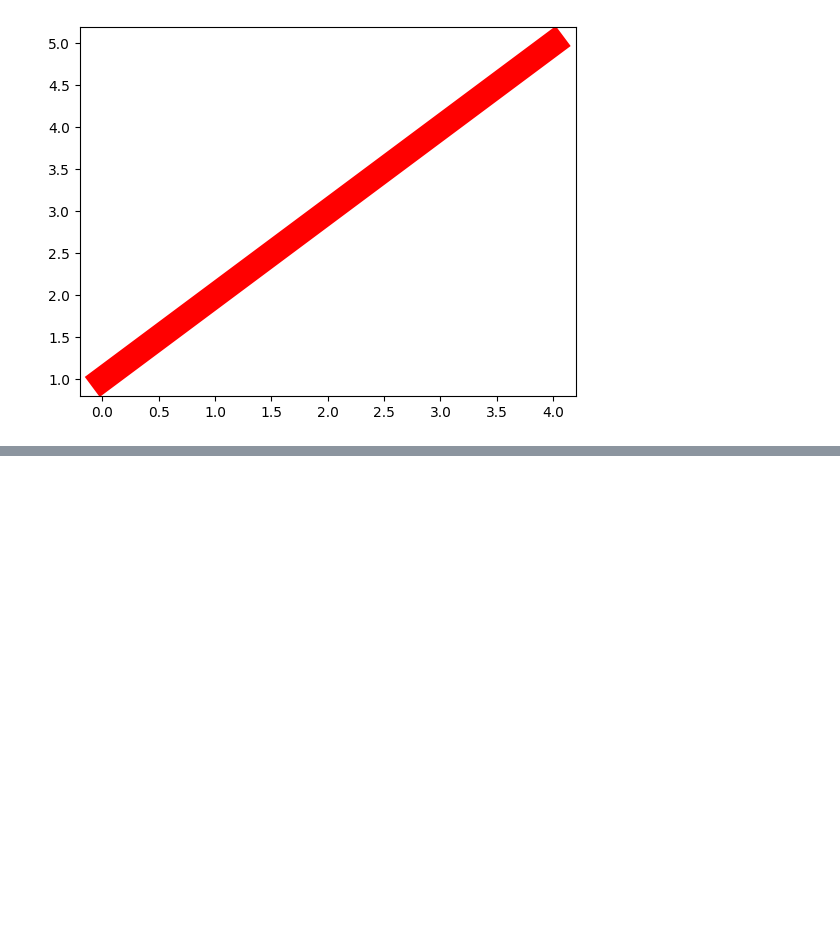
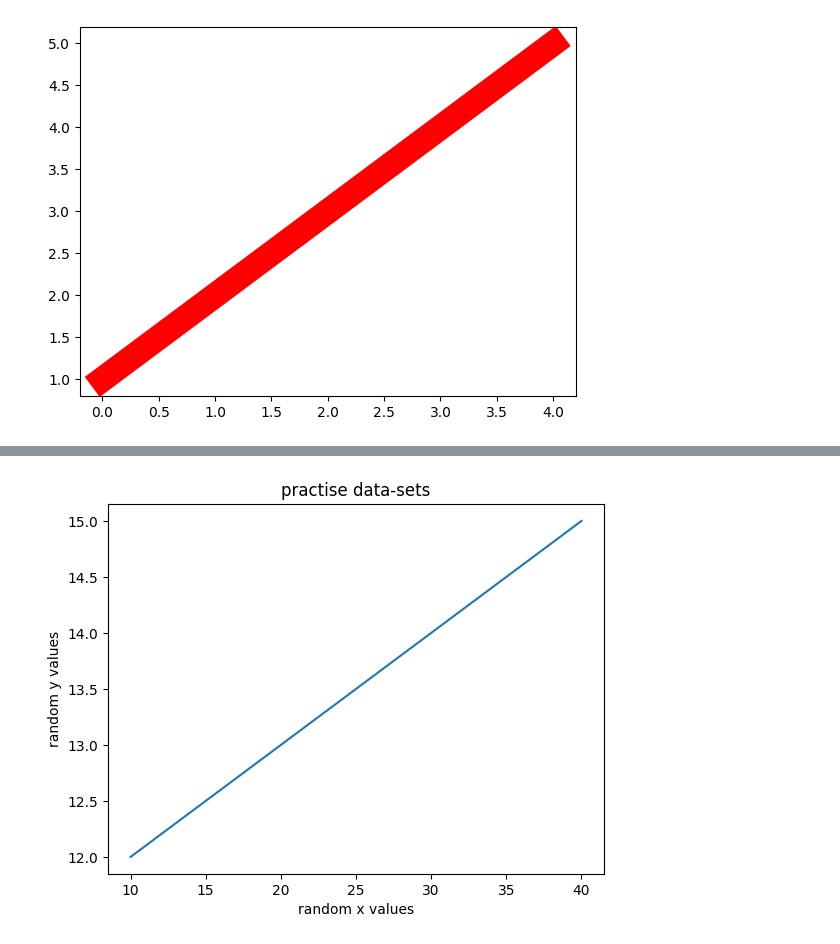
Before and after one commit to Praruj/Pandas_Practise_Portfolio, a Jupyter notebook: Notebooks/Matplotlib.ipynb, the cells around one changed output, grey strips where cells are left out. Saved outputs shown, nothing was run; the diff lists cells and outputs as text; code cells hidden in the pictures; blank space fills up the shorter version.

```diff
--- a/Notebooks/Matplotlib.ipynb
+++ b/Notebooks/Matplotlib.ipynb
@@ -167,0 +196,16 @@ plt.show()
+# %%
+# creating labels for plot
+
+import numpy as np
+import matplotlib.pyplot as plt
+
+x=np.array([10,20,30,40])
+y=np.array([12,13,14,15])
+plt.plot(x,y)
+
+plt.xlabel("random x values")
+plt.ylabel("random y values")
+plt.title("practise data-sets")
+plt.show()
+# %% [output]
+[figure, added]
```
Also changed, not shown: parts of 8 cells of this notebook.
